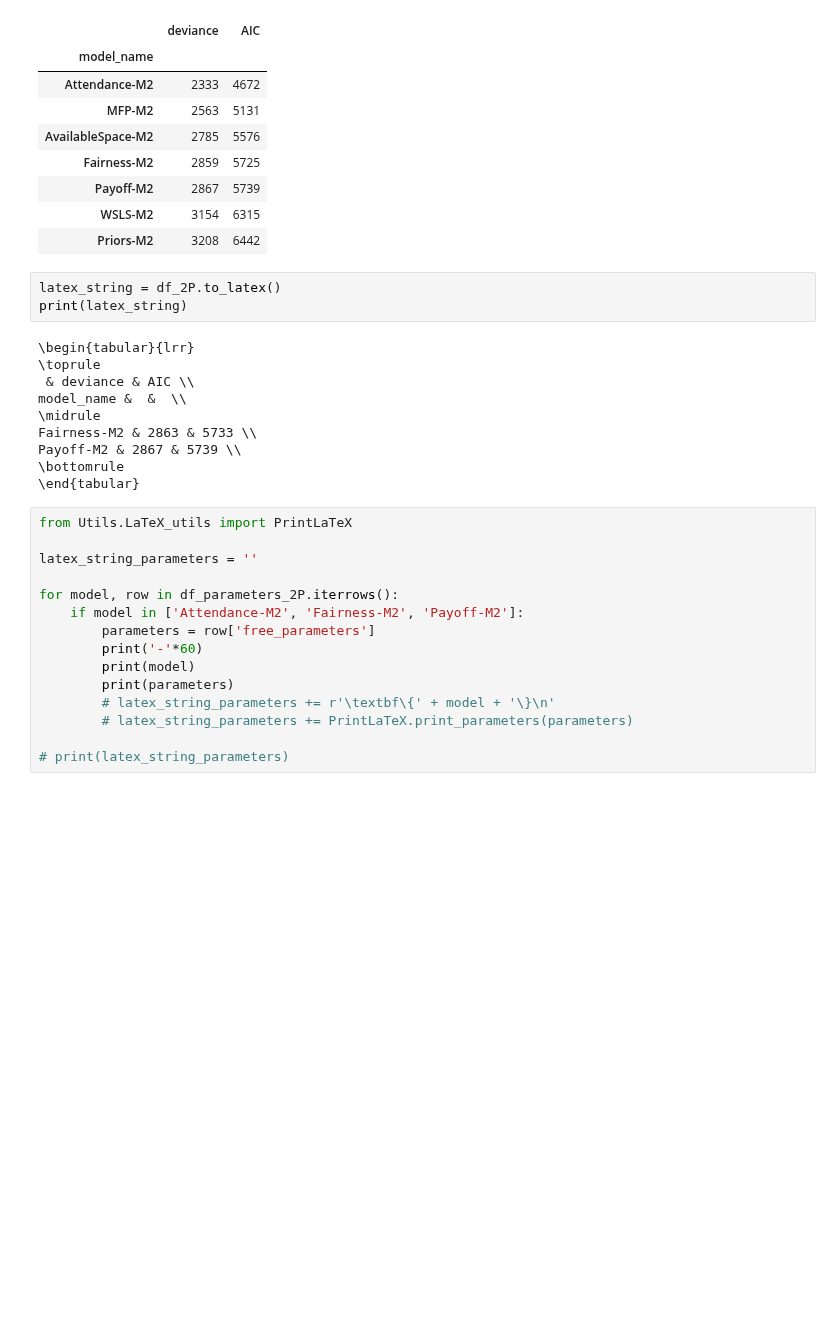
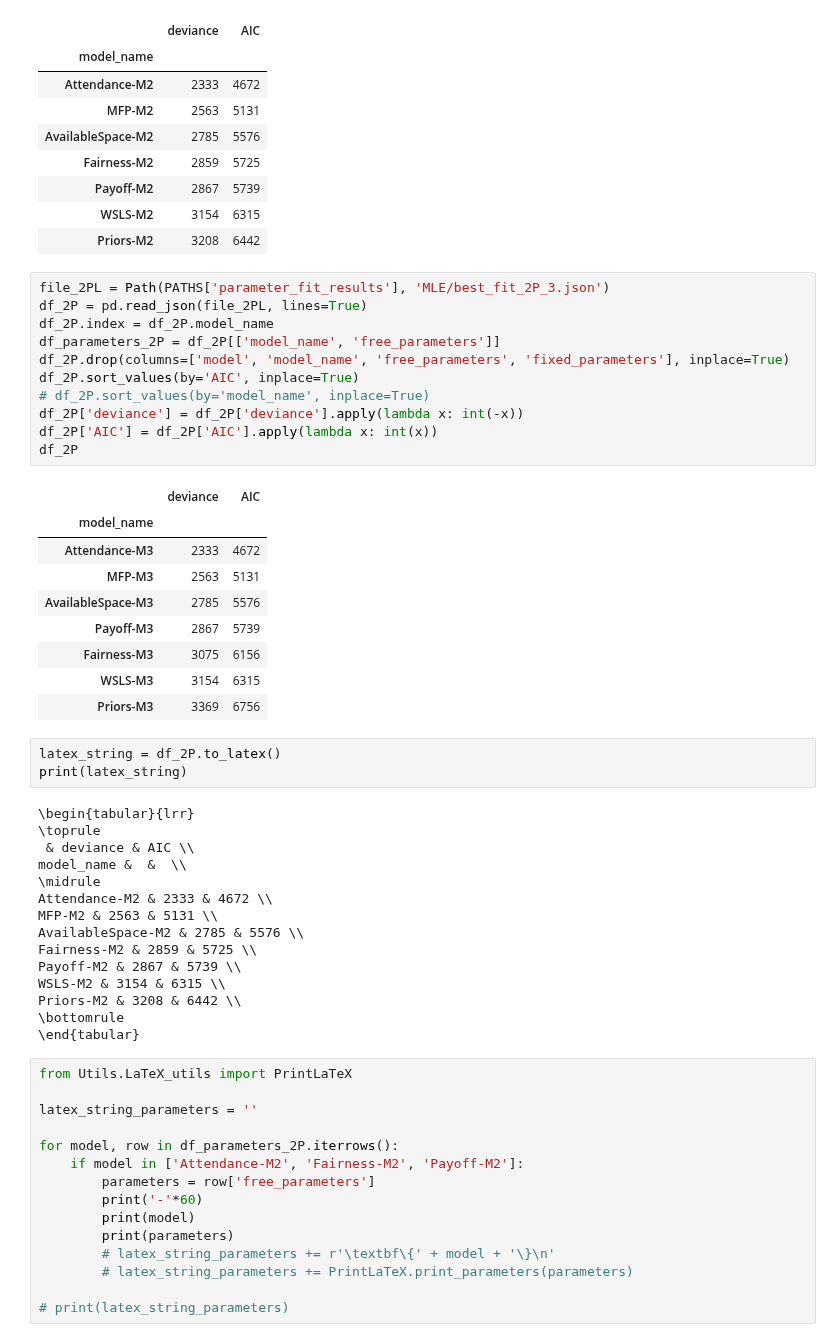
Before and after one commit to EAndrade-Lotero/Cognitive_Models_El_Farol_Bar_Problem, a Jupyter notebook: Notebooks/Best_fits.ipynb, the cells around one changed output. Cells and saved outputs as stored; diff of their text form; blank space fills up the shorter version.

Commit message:
add parameter fit M3

```diff
--- a/Notebooks/Best_fits.ipynb
+++ b/Notebooks/Best_fits.ipynb
@@ -100,6 +79,27 @@ df_2P
 | Payoff-M2 | 2867 | 5739 |
 | WSLS-M2 | 3154 | 6315 |
 | Priors-M2 | 3208 | 6442 |
+# %%
+file_2PL = Path(PATHS['parameter_fit_results'], 'MLE/best_fit_2P_3.json')
+df_2P = pd.read_json(file_2PL, lines=True)
+df_2P.index = df_2P.model_name
+df_parameters_2P = df_2P[['model_name', 'free_parameters']]
+df_2P.drop(columns=['model', 'model_name', 'free_parameters', 'fixed_parameters'], inplace=True)
+df_2P.sort_values(by='AIC', inplace=True)
+# df_2P.sort_values(by='model_name', inplace=True)
+df_2P['deviance'] = df_2P['deviance'].apply(lambda x: int(-x))
+df_2P['AIC'] = df_2P['AIC'].apply(lambda x: int(x))
+df_2P
+# %% [output]
+|  | deviance | AIC |
+| model_name |  |  |
+| Attendance-M3 | 2333 | 4672 |
+| MFP-M3 | 2563 | 5131 |
+| AvailableSpace-M3 | 2785 | 5576 |
+| Payoff-M3 | 2867 | 5739 |
+| Fairness-M3 | 3075 | 6156 |
+| WSLS-M3 | 3154 | 6315 |
+| Priors-M3 | 3369 | 6756 |
 # %%
 latex_string = df_2P.to_latex()
 print(latex_string)
@@ -109,8 +109,13 @@ print(latex_string)
  & deviance & AIC \\
 model_name &  &  \\
 \midrule
-Fairness-M2 & 2863 & 5733 \\
+Attendance-M2 & 2333 & 4672 \\
+MFP-M2 & 2563 & 5131 \\
+AvailableSpace-M2 & 2785 & 5576 \\
+Fairness-M2 & 2859 & 5725 \\
 Payoff-M2 & 2867 & 5739 \\
+WSLS-M2 & 3154 & 6315 \\
+Priors-M2 & 3208 & 6442 \\
 \bottomrule
 \end{tabular}
 # %%
```
Also changed, not shown: parts of 1 cell of this notebook, 3 other files.
